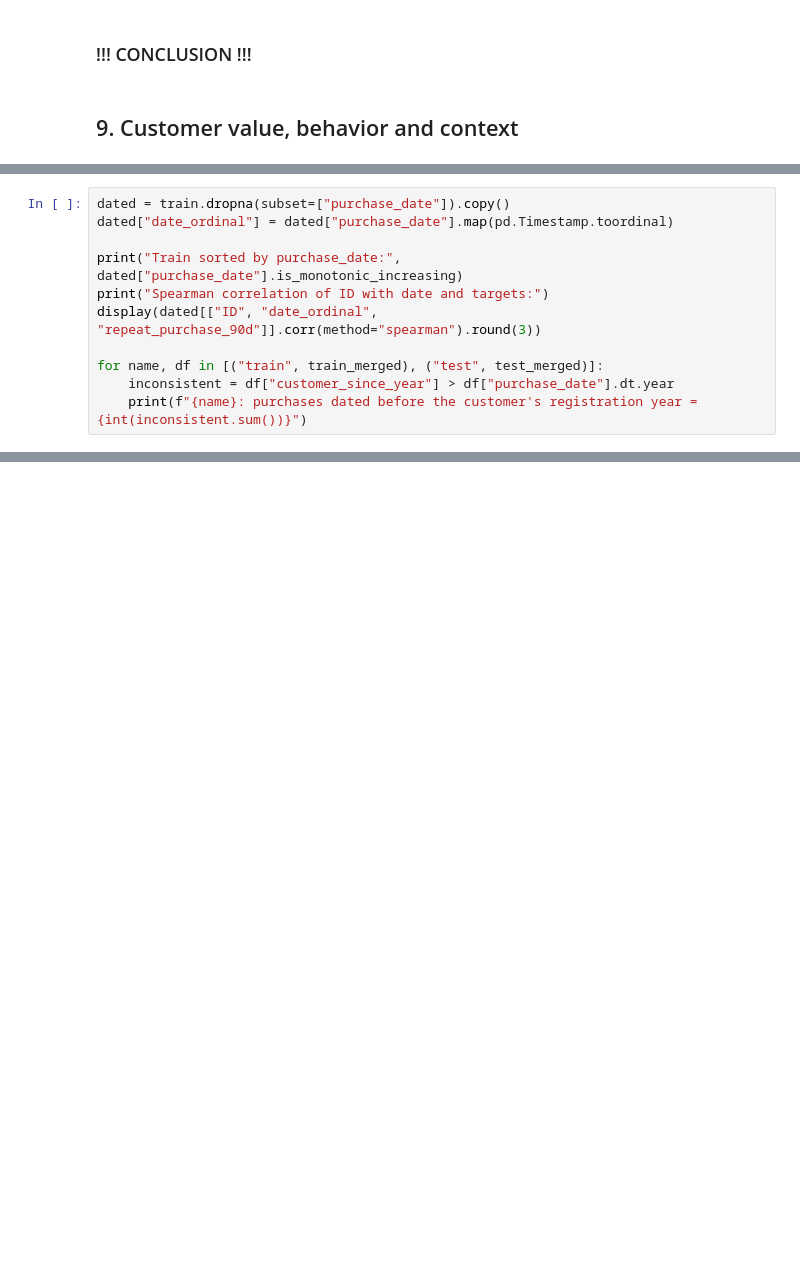
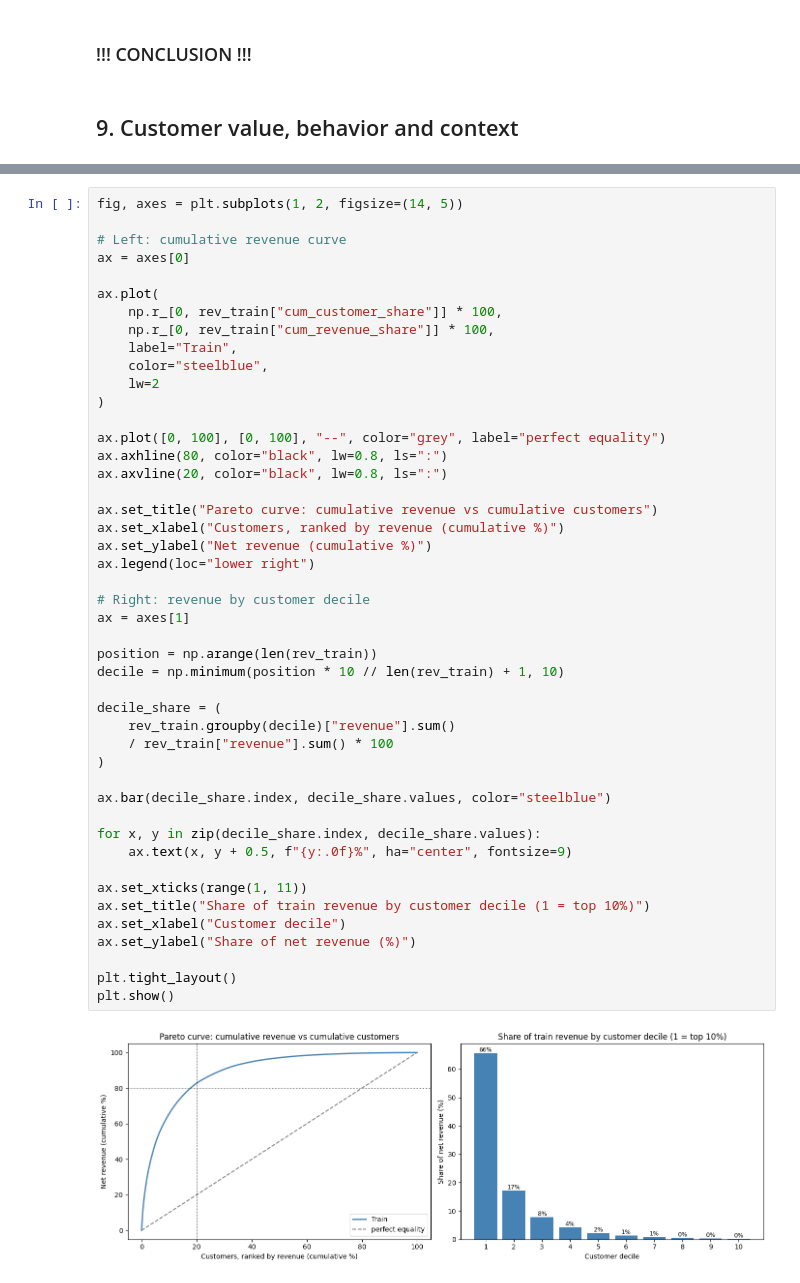
Before and after one commit to luisrafaelsoeiro/ETAI_Project, a Jupyter notebook: exploration.ipynb, the cells around one changed output, grey strips where cells are left out. Saved outputs shown, nothing was run; the diff lists cells and outputs as text; blank space fills up the shorter version.

```diff
--- a/exploration.ipynb
+++ b/exploration.ipynb
@@ -2618,11 +2459,0 @@ print(
-# %%
-dated = train.dropna(subset=["purchase_date"]).copy()
-dated["date_ordinal"] = dated["purchase_date"].map(pd.Timestamp.toordinal)
-
-print("Train sorted by purchase_date:", dated["purchase_date"].is_monotonic_increasing)
-print("Spearman correlation of ID with date and targets:")
-display(dated[["ID", "date_ordinal", "repeat_purchase_90d"]].corr(method="spearman").round(3))
-
-for name, df in [("train", train_merged), ("test", test_merged)]:
-    inconsistent = df["customer_since_year"] > df["purchase_date"].dt.year
-    print(f"{name}: purchases dated before the customer's registration year = {int(inconsistent.sum())}")
@@ -2628,0 +2596,48 @@ for name, df in [("train", train_merged), ("test", test_merged)]:
+# %%
+fig, axes = plt.subplots(1, 2, figsize=(14, 5))
+
+# Left: cumulative revenue curve
+ax = axes[0]
+
+ax.plot(
+    np.r_[0, rev_train["cum_customer_share"]] * 100,
+    np.r_[0, rev_train["cum_revenue_share"]] * 100,
+    label="Train",
+    color="steelblue",
+    lw=2
+)
+
+ax.plot([0, 100], [0, 100], "--", color="grey", label="perfect equality")
+ax.axhline(80, color="black", lw=0.8, ls=":")
+ax.axvline(20, color="black", lw=0.8, ls=":")
+
+ax.set_title("Pareto curve: cumulative revenue vs cumulative customers")
+ax.set_xlabel("Customers, ranked by revenue (cumulative %)")
+ax.set_ylabel("Net revenue (cumulative %)")
+ax.legend(loc="lower right")
+
+# Right: revenue by customer decile
+ax = axes[1]
+
+position = np.arange(len(rev_train))
+decile = np.minimum(position * 10 // len(rev_train) + 1, 10)
+
+decile_share = (
+    rev_train.groupby(decile)["revenue"].sum()
+    / rev_train["revenue"].sum() * 100
+)
+
+ax.bar(decile_share.index, decile_share.values, color="steelblue")
+
+for x, y in zip(decile_share.index, decile_share.values):
+    ax.text(x, y + 0.5, f"{y:.0f}%", ha="center", fontsize=9)
+
+ax.set_xticks(range(1, 11))
+ax.set_title("Share of train revenue by customer decile (1 = top 10%)")
+ax.set_xlabel("Customer decile")
+ax.set_ylabel("Share of net revenue (%)")
+
+plt.tight_layout()
+plt.show()
+# %% [output]
+[figure, added]
```
Also changed, not shown: parts of 67 cells of this notebook.
